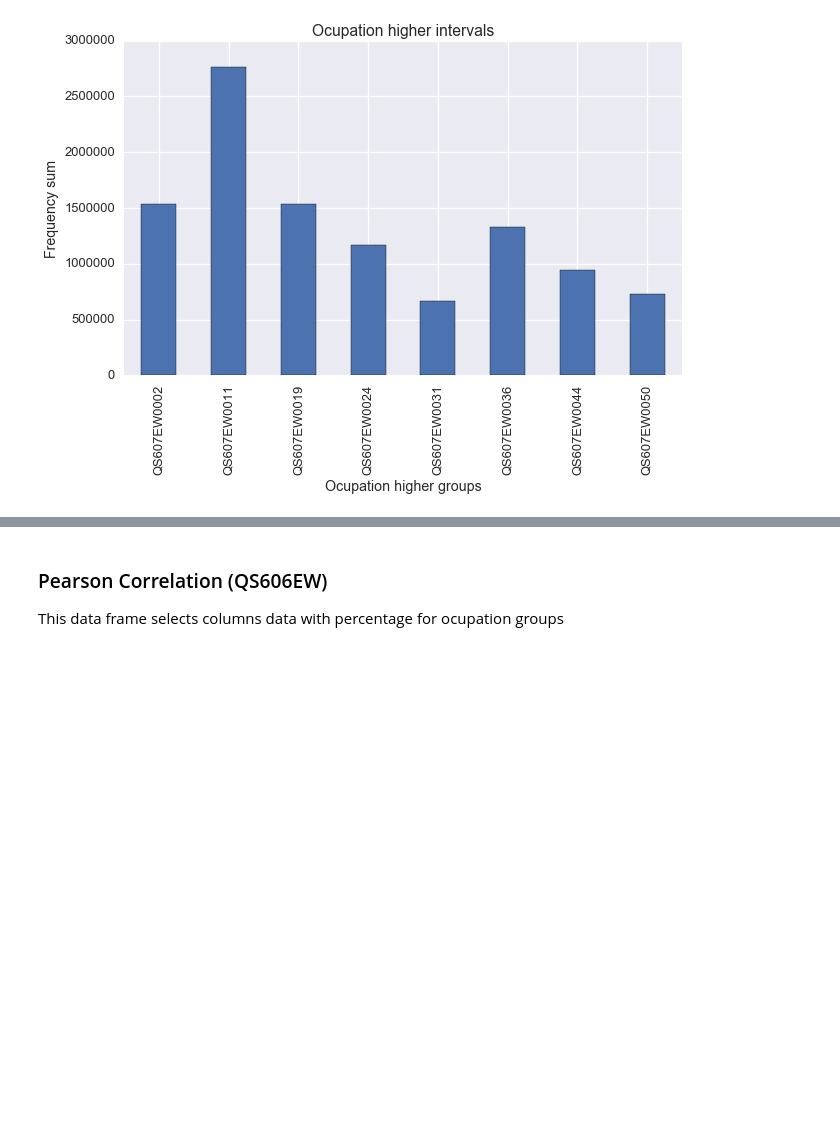
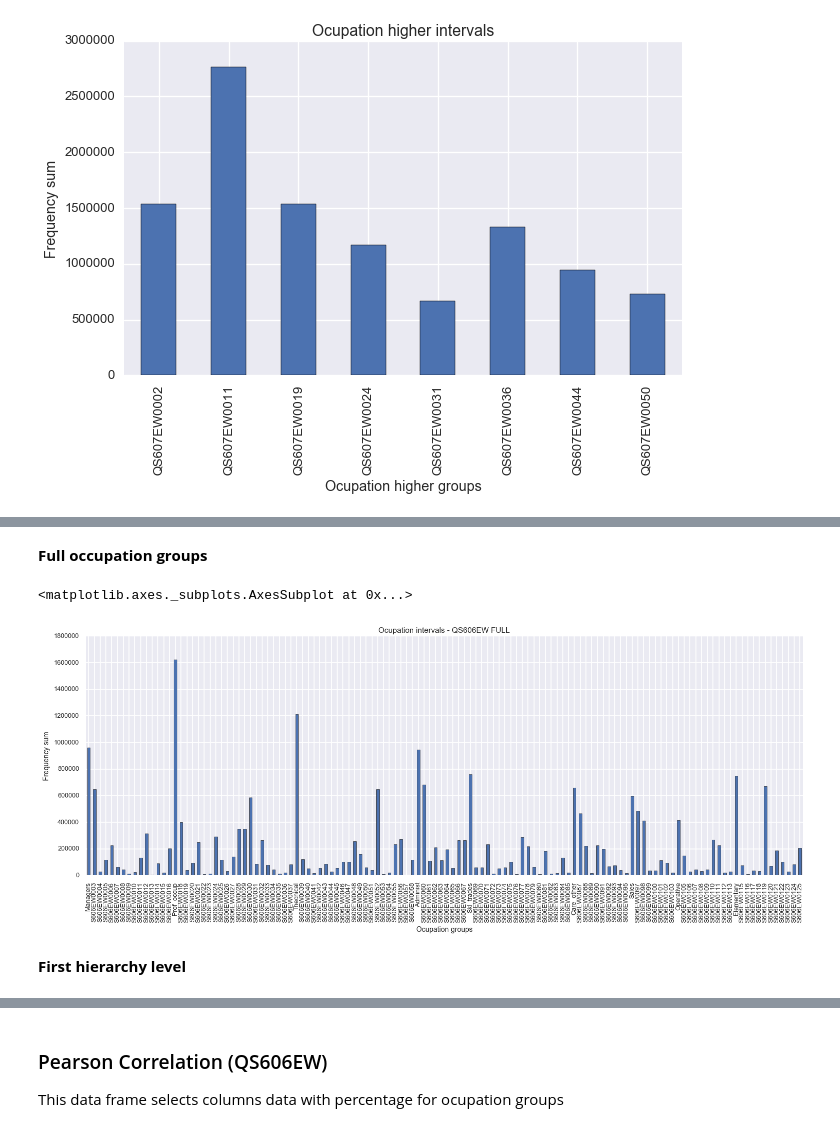
Before and after one commit to sandrofsousa/Resolution, a Jupyter notebook: Histograms - London.ipynb, the cells around one changed output, grey strips where cells are left out. Drawn from its saved outputs; the diff is of its cells as text; code cells hidden in the pictures; blank space fills up the shorter version.

Commit message:
feat: add hierarchy histograms and data sets

```diff
--- a/Histograms - London.ipynb
+++ b/Histograms - London.ipynb
@@ -797,0 +793,4 @@ higher.sum().plot(kind='bar')
+# %%
+# slice ocupations columns and sum each column
+occup_full = dfoccup.loc[:,'Managers':'S606EW0125']
+occup_full.sum()
@@ -797,0 +815,20 @@ higher.sum().plot(kind='bar')
+# %% [markdown]
+**Full occupation groups**
+# %%
+# plot income
+% matplotlib inline
+
+sns.set_style("darkgrid")
+sns.set_context("talk", font_scale=0.7, rc={"lines.linewidth": 1.5})
+plt.figure(facecolor="white", figsize=(18, 6), dpi=300)
+plt.xlabel('Ocupation groups')
+plt.ylabel('Frequency sum')
+plt.title('Ocupation intervals - QS606EW FULL')
+plt.ticklabel_format(style='plain', axis='y')
+
+occup_full.sum().plot(kind='bar')
+# %% [output]
+<matplotlib.axes._subplots.AxesSubplot at 0x...>
+[figure, added]
+# %% [markdown]
+**First hierarchy level**
```
Also changed, not shown: parts of 19 cells of this notebook.
